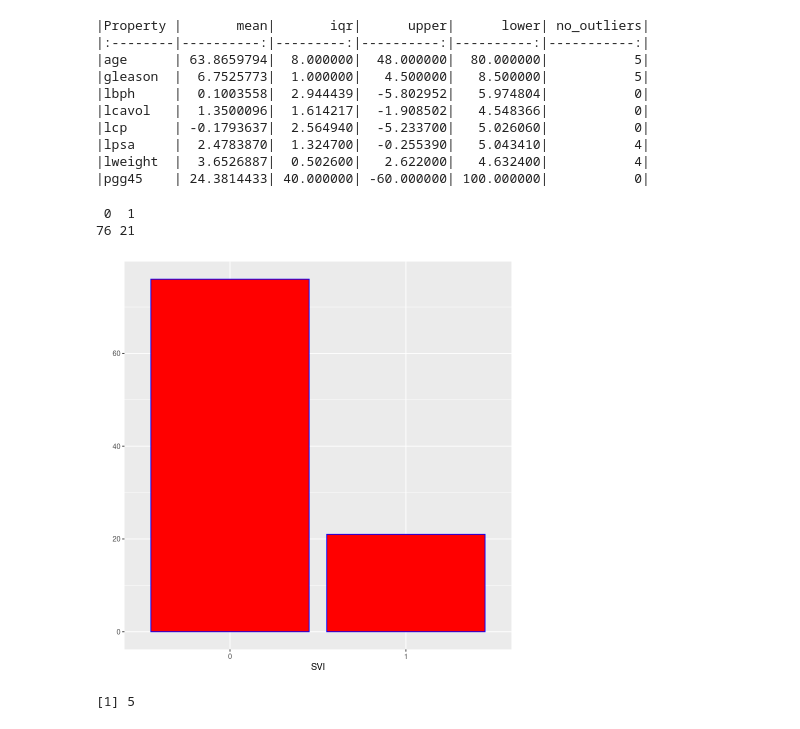
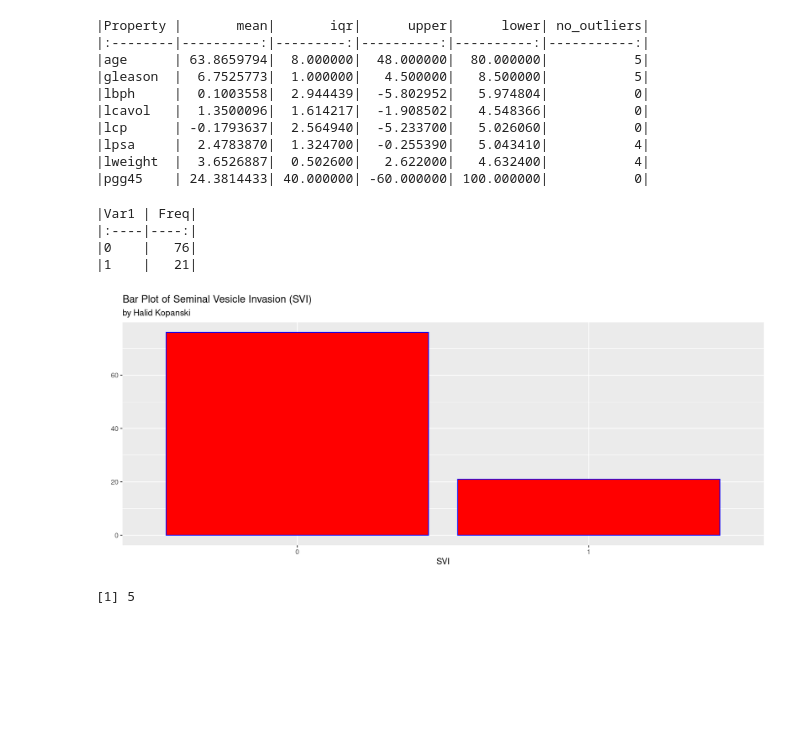
Before and after one commit to hkopanski/ST_503, a Jupyter notebook: HW1.ipynb, the cells around one changed output. Saved outputs shown, nothing was run; the diff lists cells and outputs as text; code cells hidden in the pictures; blank space fills up the shorter version.

```diff
--- a/HW1.ipynb
+++ b/HW1.ipynb
@@ -114,13 +123,16 @@ summarise(mean = mean(Values),
 |lweight  |  3.6526887|  0.502600|   2.622000|   4.632400|           4|
 |pgg45    | 24.3814433| 40.000000| -60.000000| 100.000000|           0|
 # %%
-table(prostate$svi)
+knitr::kable(table(prostate$svi))
 
-ggplot(prostate) + geom_bar(aes(as.factor(svi)), fill = "red", col = "blue") + labs(x = "SVI", y = "")
+ggplot(prostate) + geom_bar(aes(as.factor(svi)), fill = "red", col = "blue") + labs(title = "Bar Plot of Seminal Vesicle Invasion (SVI)",
+                                                                                    subtitle = "by Halid Kopanski", x = "SVI", y = "")
 # %% [output]
- 0  1
-76 21
+|Var1 | Freq|
+|:----|----:|
+|0    |   76|
+|1    |   21|
-[figure, old version]
+[figure, new version]
 # %%
 sum(!between(prostate$age, as.numeric(quantile(prostate$age)[2]) - 1.5 * IQR(prostate$age), as.numeric(quantile(prostate$age)[4]) + 1.5 * IQR(prostate$age)))
 # %% [output]
```
Also changed, not shown: parts of 15 cells of this notebook, 6 other files.
